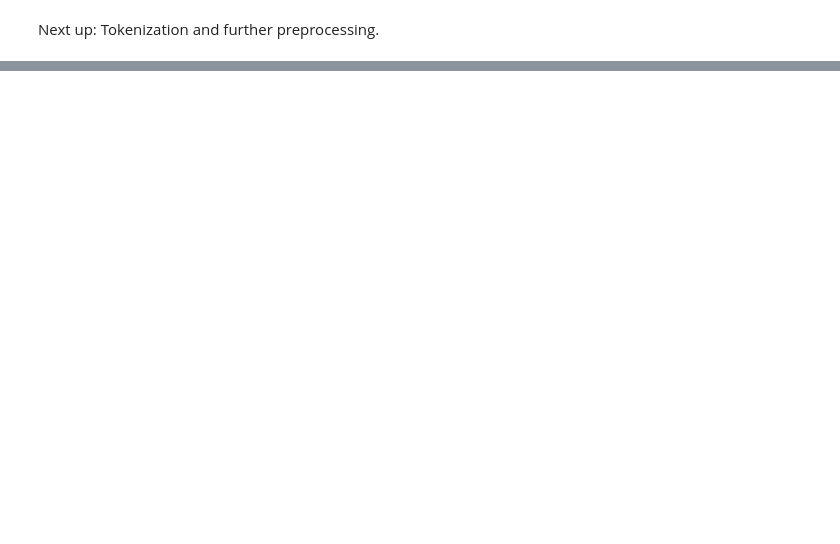
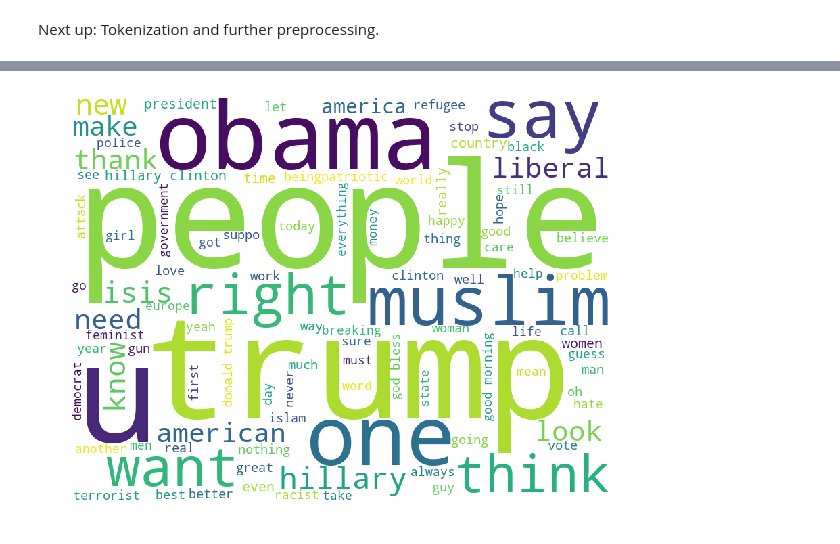
Before and after one commit to jrdmose/BGSE_Text_Mining, a Jupyter notebook: scripts/users_in_depth.ipynb, the cells around one changed output, grey strips where cells are left out. Cells and saved outputs as stored; diff of their text form; code cells hidden in the pictures; blank space fills up the shorter version.

```diff
--- a/scripts/users_in_depth.ipynb
+++ b/scripts/users_in_depth.ipynb
@@ -566,3 +597,29 @@ with open('../data/user_clean.pickle', 'wb') as f:
     pickle.dump(user_data, f)
 # %% [markdown]
 Next up: Tokenization and further preprocessing.
+# %%
+from nltk.tokenize import word_tokenize, RegexpTokenizer
+from utils.wordcloud import plot_wordcloud
+from nltk.corpus import stopwords
+#import nltk
+#nltk.download('stopwords')
+
+def tokenize_and_wordcloud(tweets):
+    # Set up tokenizer
+    tokenizer = RegexpTokenizer(r'\w+')
+
+    # Set stop words
+    stop_words = set(stopwords.words('english'))
+    stop_words.add("news")
+
+    # Tokenize
+    tweets_tokenized = [tokenizer.tokenize(t) for t in tweets]
+
+    # Remove stopwords
+    tweets_tokenized_noSwords = [[w for w in tweet_tokens if w not in stop_words] for tweet_tokens in tweets_tokenized]
+
+    # Extract words
+    words = [tweet for tweet in tweets_tokenized_noSwords]
+
+    # Plot wordcloud
+    plot_wordcloud(words)
@@ -661,0 +759,4 @@ plot_wordcloud(left_cluster)
+# %%
+tokenize_and_wordcloud(right_tweets)
+# %% [output]
+[figure, added]
```
Also changed, not shown: parts of 24 cells of this notebook.
